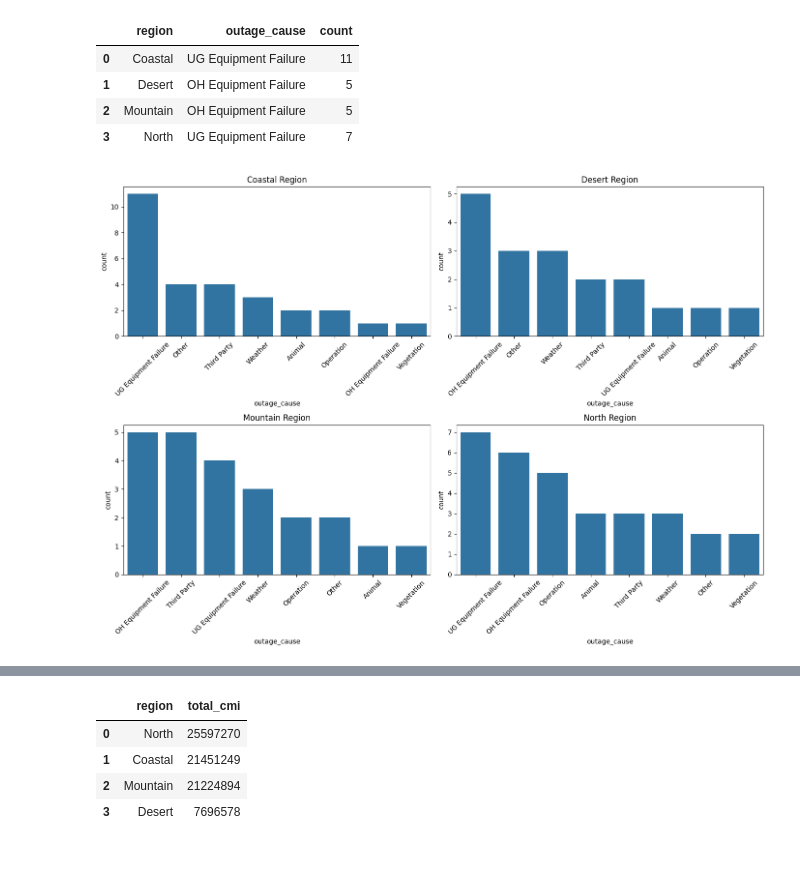
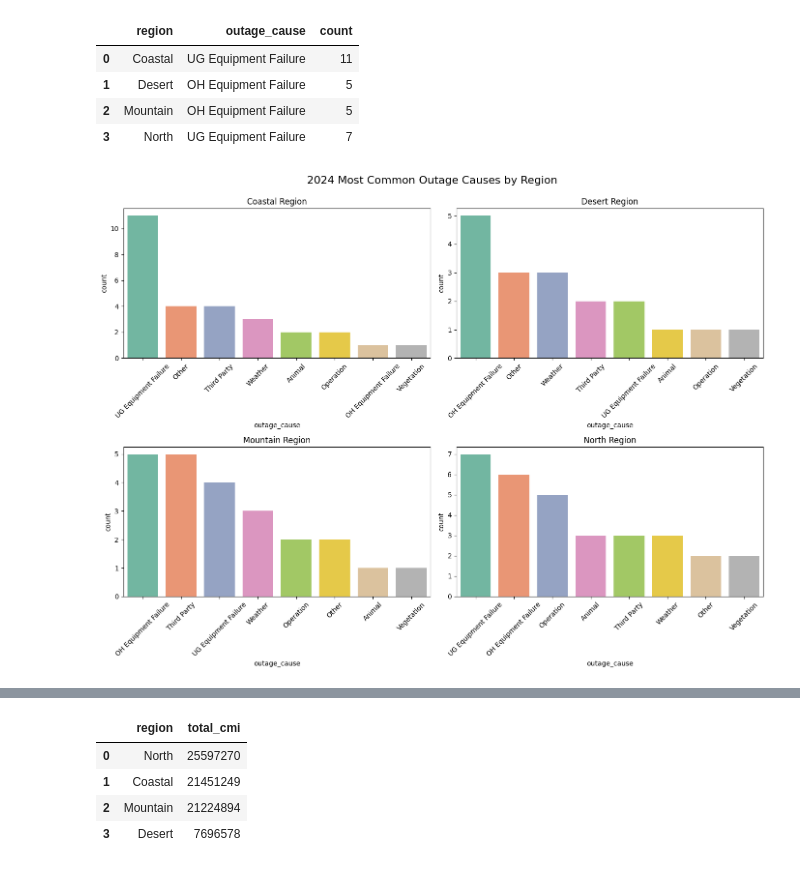
Before and after one commit to GerardoG2/ITC-2025, a Jupyter notebook: circuit-outage-analysis.ipynb, the cells around one changed output, grey strips where cells are left out. Saved outputs shown, nothing was run; the diff lists cells and outputs as text; code cells hidden in the pictures.

Commit message:
created bargraphs for cmii and outages per region

```diff
--- a/circuit-outage-analysis.ipynb
+++ b/circuit-outage-analysis.ipynb
@@ -110,30 +147,34 @@ top_cause_per_region
 | 3 | North | UG Equipment Failure | 7 |
 # %%
 # histograms for most common outages per region
+
+palette = sns.color_palette("Set2")
+
 fig, axs = plt.subplots(2, 2, figsize=(14, 10))
 
 coastal = outage_per_region[outage_per_region["region"] == "Coastal"]
 desert = outage_per_region[outage_per_region["region"] == "Desert"]
 mountain = outage_per_region[outage_per_region["region"] == "Mountain"]
 north = outage_per_region[outage_per_region["region"] == "North"]
 
-sns.barplot(data=coastal, x="outage_cause", y="count", ax=axs[0, 0])
+sns.barplot(data=coastal, x="outage_cause", y="count",hue="outage_cause", ax=axs[0, 0], palette=palette)
 axs[0, 0].set_title("Coastal Region")
 axs[0, 0].tick_params(axis='x', rotation=45)
 
-sns.barplot(data=desert, x="outage_cause", y="count", ax=axs[0, 1])
+sns.barplot(data=desert, x="outage_cause", y="count",hue="outage_cause", ax=axs[0, 1], palette=palette)
 axs[0, 1].set_title("Desert Region")
 axs[0, 1].tick_params(axis='x', rotation=45)
 
-sns.barplot(data=mountain, x="outage_cause", y="count", ax=axs[1, 0])
+sns.barplot(data=mountain, x="outage_cause", y="count",hue="outage_cause", ax=axs[1, 0], palette=palette)
 axs[1, 0].set_title("Mountain Region")
 axs[1, 0].tick_params(axis='x', rotation=45)
 
-sns.barplot(data=north, x="outage_cause", y="count", ax=axs[1, 1])
+sns.barplot(data=north, x="outage_cause", y="count",hue="outage_cause", ax=axs[1, 1], palette=palette)
 axs[1, 1].set_title("North Region")
 axs[1, 1].tick_params(axis='x', rotation=45)
 
 plt.tight_layout()
+plt.suptitle("2024 Most Common Outage Causes by Region", fontsize=16, y=1.03)
 plt.show()
 # %% [output]
-[figure, old version]
+[figure, new version]
```
Also changed, not shown: parts of 23 cells of this notebook.
